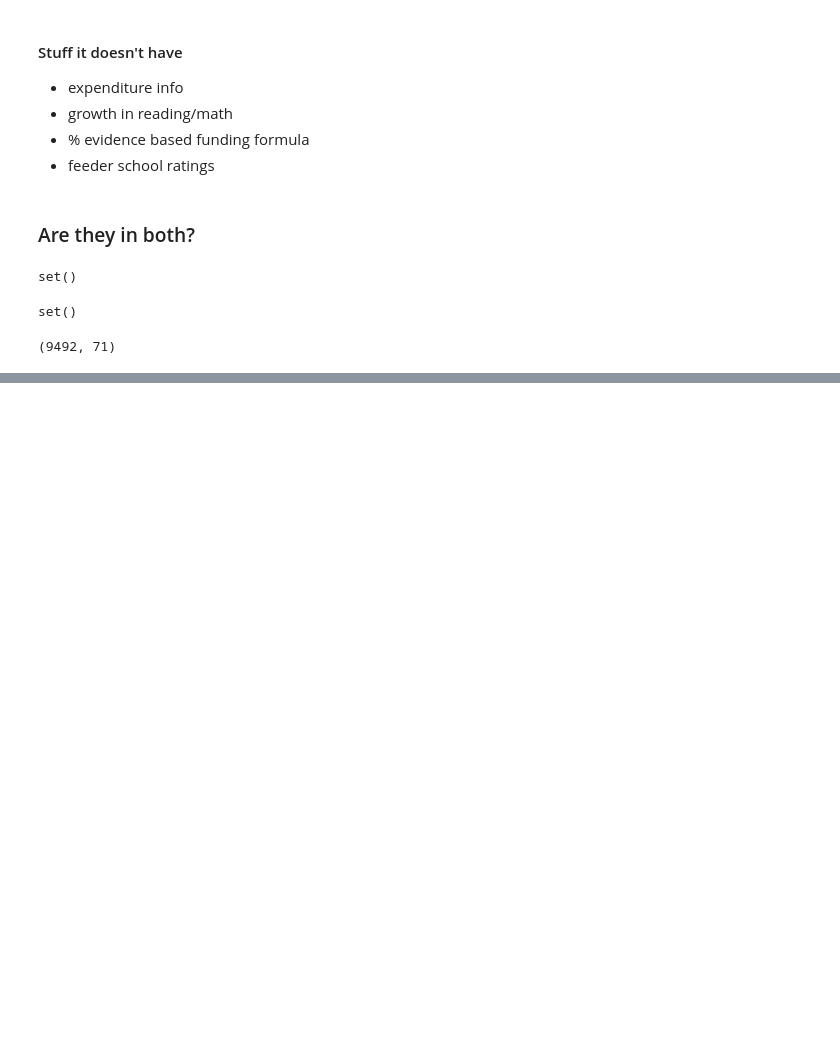
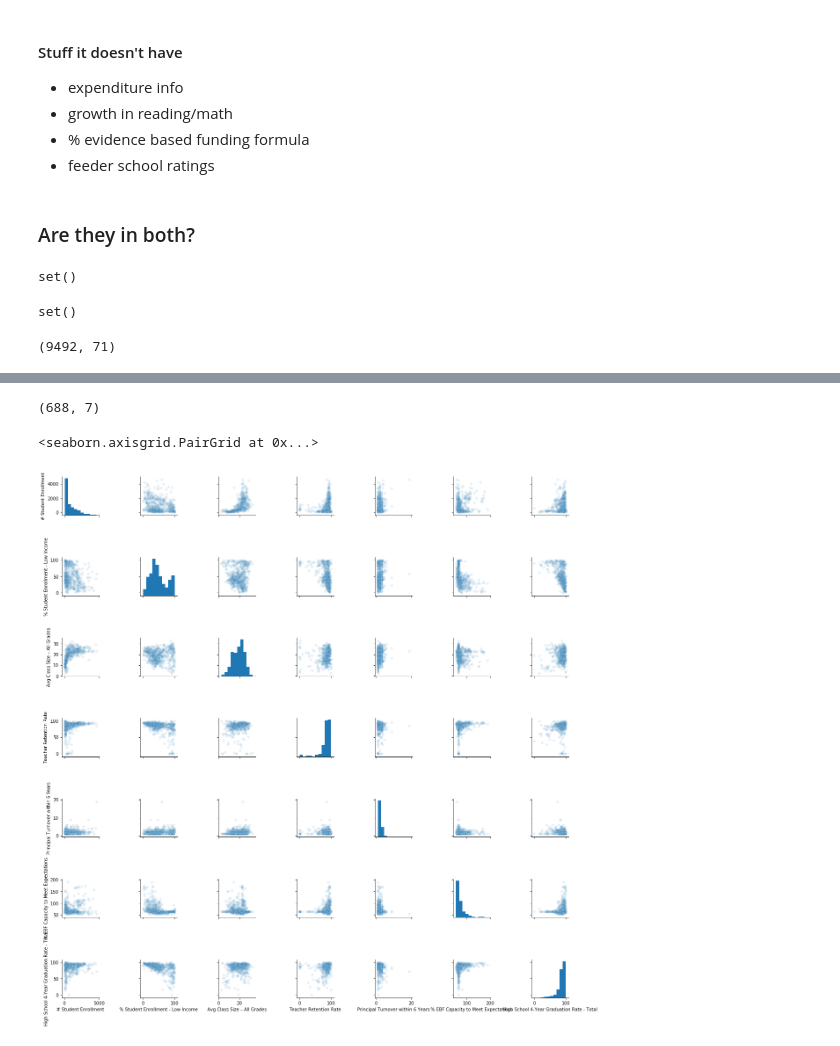
Before and after one commit to willyraedy/Ill_Edu, a Jupyter notebook: notebooks/dataGathering.ipynb, the cells around one changed output, grey strips where cells are left out. Drawn from its saved outputs; the diff is of its cells as text; code cells hidden in the pictures; blank space fills up the shorter version.

```diff
--- a/notebooks/dataGathering.ipynb
+++ b/notebooks/dataGathering.ipynb
@@ -291,0 +317,5 @@ subset.to_csv('../data/interim/2018-19_relevant_columns.csv')
+# %%
+schools = subset[subset.Type == 'School']
+# %%
+schools = schools.dropna(subset=['Grades Served']).reset_index()
+# one school doesn't specify which grades they serve
@@ -291,0 +342,2 @@ subset.to_csv('../data/interim/2018-19_relevant_columns.csv')
+# %%
+high_schools = schools[schools['Grades Served'].str.contains('12', na=False)]
@@ -291,0 +364,22 @@ subset.to_csv('../data/interim/2018-19_relevant_columns.csv')
+# %%
+features = [
+    '# Student Enrollment',
+    '% Student Enrollment - Low Income',
+    'Avg Class Size – All Grades',
+    'Teacher Retention Rate',
+    'Principal Turnover within 6 Years',
+    '% EBF Capacity to Meet Expectations',
+    'High School 4-Year Graduation Rate - Total'
+]
+
+
+just_features = high_schools[features].dropna(subset=features)
+# %%
+just_features.shape
+# %% [output]
+(688, 7)
+# %%
+sns.pairplot(just_features, plot_kws={'alpha': 0.1})
+# %% [output]
+<seaborn.axisgrid.PairGrid at 0x...>
+[figure, added]
```
Also changed, not shown: parts of 13 cells of this notebook.
